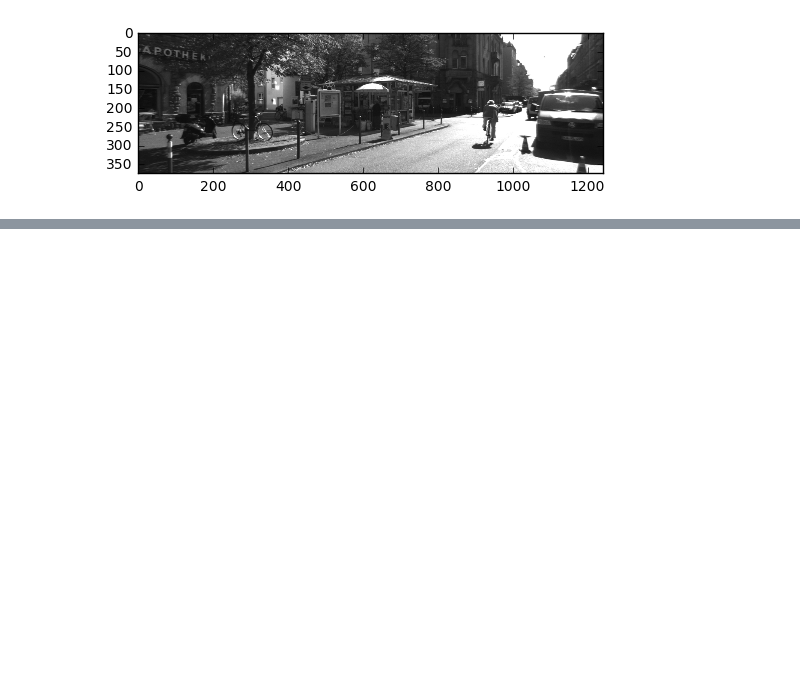
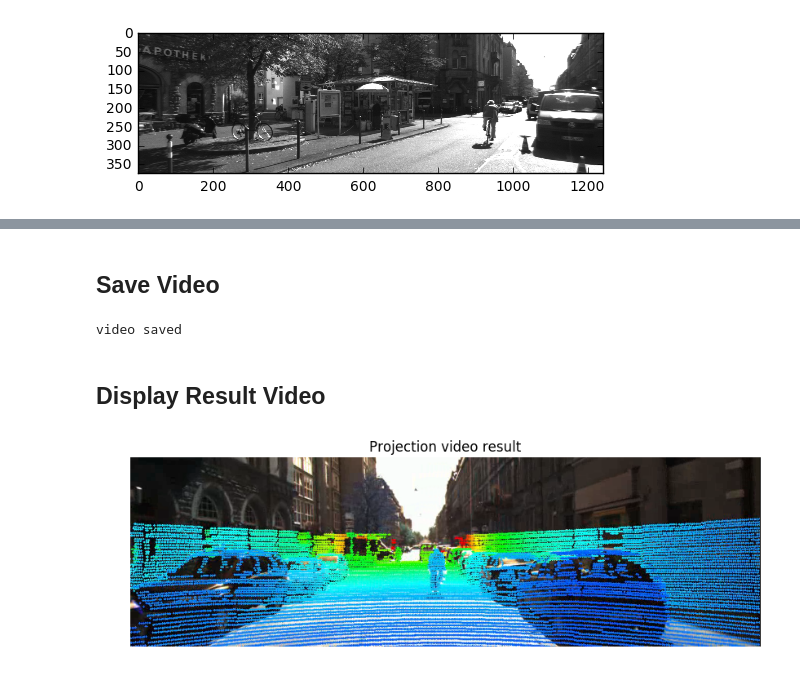
Before and after one commit to windowsub0406/KITTI_Tutorial, a Jupyter notebook: velo2cam_projection.ipynb, the cells around one changed output, grey strips where cells are left out. Cells and saved outputs as stored; diff of their text form; code cells hidden in the pictures; blank space fills up the shorter version.

```diff
--- a/velo2cam_projection.ipynb
+++ b/velo2cam_projection.ipynb
@@ -251,0 +286,56 @@ plt.imshow(image)
+# %% [markdown]
+## Save Video
+# %%
+import glob
+import cv2
+
+image_type = 'color' # 'grayscale' or 'color' image
+mode = '00' if image_type == 'grayscale' else '02' # image_00 = 'grayscale image' , image_02 = 'color image'
+
+lidar_points = glob.glob('./velodyne_points/data/*.bin')
+image = glob.glob('./image_' + mode + '/data/*.png')
+
+""" save result video """
+fourcc = cv2.VideoWriter_fourcc(*'XVID')
+vid = cv2.VideoWriter('projection.mp4', fourcc, 25.0, (width, height))
+
+for i, point in enumerate (lidar_points):
+    velo = load_from_bin(point)
+
+    img = cv2.imread(str(image[i]))
+
+    ans, c_ = velo3d_2_camera2d_points(velo, v_fov=(-24.9, 2.0), h_fov=(-50,50), \
+                                       vc_path=v2c_filepath, cc_path=c2c_filepath, mode=mode)
+
+    img = print_projection_cv2(points=ans, color=c_, image=img)
+    vid.write(img)
+
+print('video saved')
+vid.release()
+# %% [output]
+video saved
+# %% [markdown]
+## Display Result Video
+# %%
+from IPython.display import clear_output
+
+""" display video """
+vid = cv2.VideoCapture("./projection.mp4")
+
+while(True):
+    ret, frame = vid.read()
+    if not ret:
+        vid.release()
+        break
+    fig = plt.figure(figsize=(12,3))
+
+    plt.title("Projection video result")
+    plt.axis('off')
+    plt.imshow(frame)
+    plt.show()
+    # clear current frame for next frame
+    clear_output(wait=True)
+
+vid.release()
+# %% [output]
+[figure, added]
```
Also changed, not shown: parts of 5 cells of this notebook.
